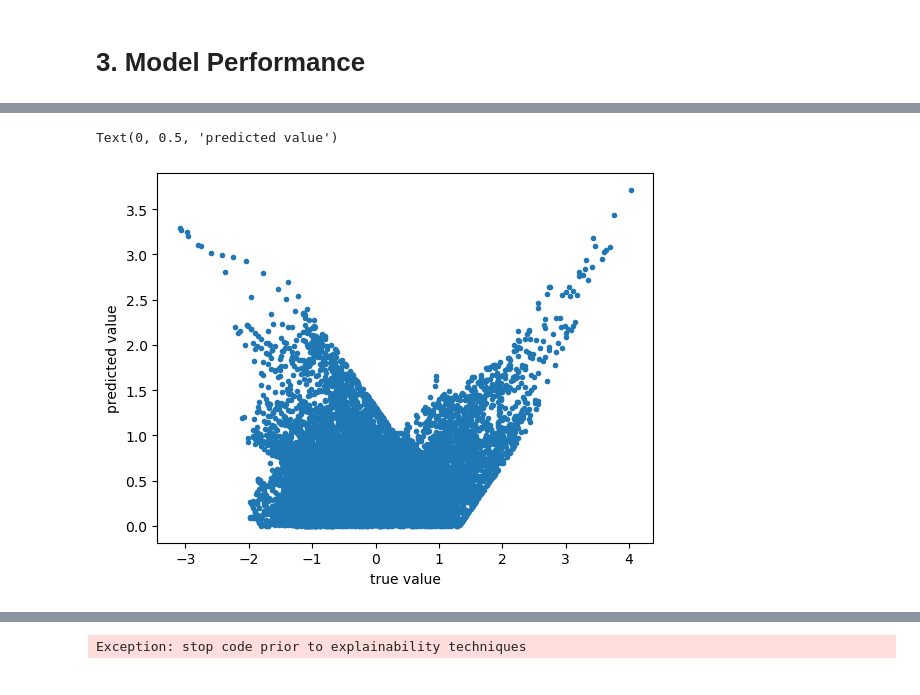
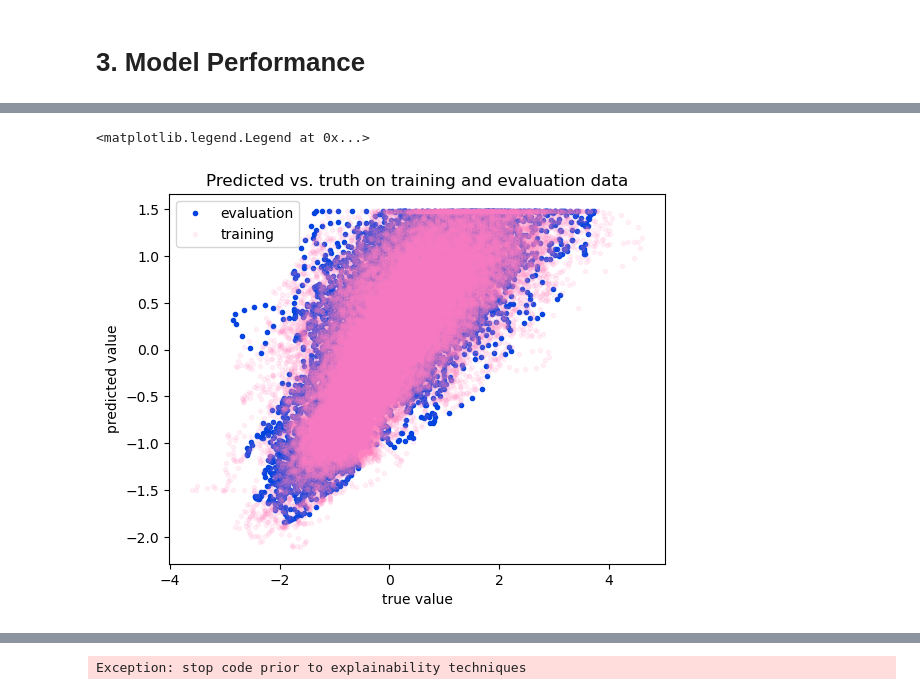
Before and after one commit to dmhuehol/ml-workshop-cuni, a Jupyter notebook: ann_ozone_joshuatree.ipynb, the cells around one changed output, grey strips where cells are left out. Cells and saved outputs as stored; diff of their text form; code cells hidden in the pictures.

```diff
--- a/ann_ozone_joshuatree.ipynb
+++ b/ann_ozone_joshuatree.ipynb
@@ -498,9 +498,11 @@ Ptest = model.predict(Xtest)
-# %%
-error_test = np.abs(Ptest - Ttest)[:,0]
-plt.figure()
-plt.plot(Ttest, error_test, ".")
-plt.xlabel("true value")
-plt.ylabel("predicted value")
-# %% [output]
-Text(0, 0.5, 'predicted value')
-[figure, removed]
+# %%
+plt.figure()
+plt.plot(Tval, Pval, ".", color='xkcd:blue', label='evaluation')
+plt.plot(Ttrain, Ptrain, ".", color='xkcd:pink', label='training', alpha=0.1)
+plt.xlabel("true value")
+plt.ylabel("predicted value")
+plt.title('Predicted vs. truth on training and evaluation data')
+plt.legend()
+# %% [output]
+<matplotlib.legend.Legend at 0x...>
+[figure, added]
```
Also changed, not shown: parts of 11 cells of this notebook.
